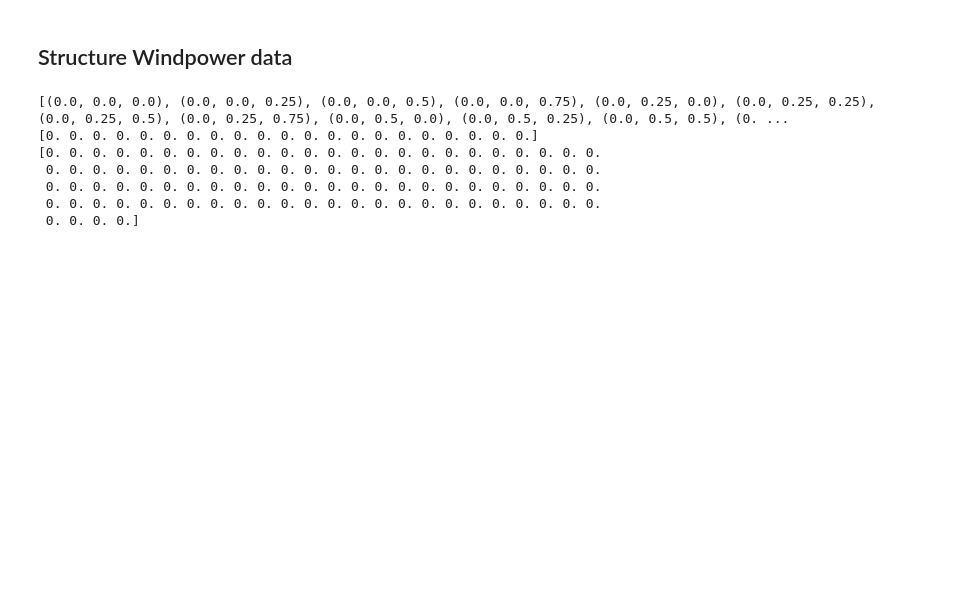
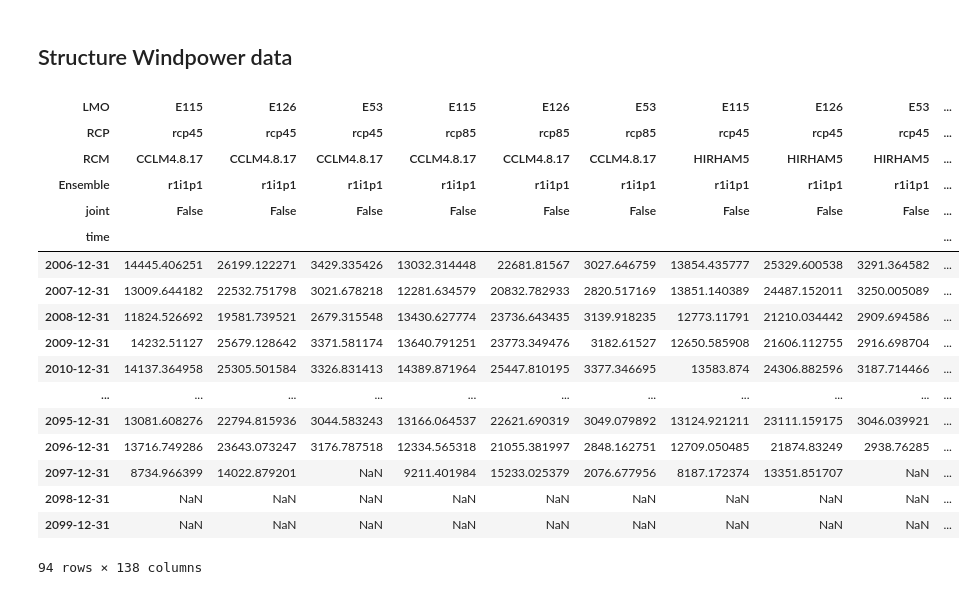
Before and after one commit to jonaslenz/RUINSapp, a Jupyter notebook: dev/windpower.ipynb, the cells around one changed output. Drawn from its saved outputs; the diff is of its cells as text; code cells hidden in the pictures; blank space fills up the shorter version.

```diff
--- a/dev/windpower.ipynb
+++ b/dev/windpower.ipynb
@@ -181,7 +181,6 @@ def windpower_actions_projection(dataManager: DataManager, specs, site: float =
 
     # get the data
     df = load_windpower_data(dataManager)
-
     # apply filters
     for key, val in filter_.items():
         if key == 'year':
@@ -242,8 +241,7 @@ turbines = ['e53', 'e115', 'e126']
 scenario = [(i / 100, 0 , 1 - (i / 100)) for i in range(0, 100, 5)]
 #scenario = [(1, 0, 0), (0, 1, 0), (0, 0, 1)]
 gen = [np.arange(0, 1, 0.25) for i in range(3)]
-scenario = [c for c in product(*gen) if abs(sum(c)) -1.0 < 1e-5]
-print(scenario)
+scenario = [c for c in product(*gen) if abs(sum(c)) -1.0 < 1e-5][1:]
 power_share = upscale_windenergy(turbines, scenario)
 
 # load
@@ -279,19 +277,31 @@ for i, action in enumerate(actions):
         kde = gaussian_kde(y)(x)
         fig.add_trace(go.Scatter(x=x, y=kde, mode='lines', line=dict(color='blue', width=0.), fill='tozeroy', showlegend=False, name=f'{i * 5}% E53'))
     except:
-        print(y)
-        print(x)
+        pass
 
 fig.update_layout(width=500, height=500, template='plotly_white')
-# %% [output]
-[(0.0, 0.0, 0.0), (0.0, 0.0, 0.25), (0.0, 0.0, 0.5), (0.0, 0.0, 0.75), (0.0, 0.25, 0.0), (0.0, 0.25, 0.25), (0.0, 0.25, 0.5), (0.0, 0.25, 0.75), (0.0, 0.5, 0.0), (0.0, 0.5, 0.25), (0.0, 0.5, 0.5), (0. ...
-[0. 0. 0. 0. 0. 0. 0. 0. 0. 0. 0. 0. 0. 0. 0. 0. 0. 0. 0. 0. 0.]
-[0. 0. 0. 0. 0. 0. 0. 0. 0. 0. 0. 0. 0. 0. 0. 0. 0. 0. 0. 0. 0. 0. 0. 0.
- 0. 0. 0. 0. 0. 0. 0. 0. 0. 0. 0. 0. 0. 0. 0. 0. 0. 0. 0. 0. 0. 0. 0. 0.
- 0. 0. 0. 0. 0. 0. 0. 0. 0. 0. 0. 0. 0. 0. 0. 0. 0. 0. 0. 0. 0. 0. 0. 0.
- 0. 0. 0. 0. 0. 0. 0. 0. 0. 0. 0. 0. 0. 0. 0. 0. 0. 0. 0. 0. 0. 0. 0. 0.
- 0. 0. 0. 0.]
 # %%
 actions = windpower_actions_projection(dm, [(0.47, 0.53, 0)], site=396.0, filter_={'year': slice('2075','2095'), 'rcp': 'rcp85'})
 
 windpower_distplot(actions, fill='tozeroy')
+# %%
+load_windpower_data(dm).xs('HadGEM2.ES', level=2, axis=1)
+# %% [output]
+| LMO | E115 | E126 | E53 | E115 | E126 | E53 | E115 | E126 | E53 | ... |
+| RCP | rcp45 | rcp45 | rcp45 | rcp85 | rcp85 | rcp85 | rcp45 | rcp45 | rcp45 | ... |
+| RCM | CCLM4.8.17 | CCLM4.8.17 | CCLM4.8.17 | CCLM4.8.17 | CCLM4.8.17 | CCLM4.8.17 | HIRHAM5 | HIRHAM5 | HIRHAM5 | ... |
+| Ensemble | r1i1p1 | r1i1p1 | r1i1p1 | r1i1p1 | r1i1p1 | r1i1p1 | r1i1p1 | r1i1p1 | r1i1p1 | ... |
+| joint | False | False | False | False | False | False | False | False | False | ... |
+| time |  |  |  |  |  |  |  |  |  | ... |
+| 2006-12-31 | 14445.406251 | 26199.122271 | 3429.335426 | 13032.314448 | 22681.81567 | 3027.646759 | 13854.435777 | 25329.600538 | 3291.364582 | ... |
+| 2007-12-31 | 13009.644182 | 22532.751798 | 3021.678218 | 12281.634579 | 20832.782933 | 2820.517169 | 13851.140389 | 24487.152011 | 3250.005089 | ... |
+| 2008-12-31 | 11824.526692 | 19581.739521 | 2679.315548 | 13430.627774 | 23736.643435 | 3139.918235 | 12773.11791 | 21210.034442 | 2909.694586 | ... |
+| 2009-12-31 | 14232.51127 | 25679.128642 | 3371.581174 | 13640.791251 | 23773.349476 | 3182.61527 | 12650.585908 | 21606.112755 | 2916.698704 | ... |
+| 2010-12-31 | 14137.364958 | 25305.501584 | 3326.831413 | 14389.871964 | 25447.810195 | 3377.346695 | 13583.874 | 24306.882596 | 3187.714466 | ... |
+| ... | ... | ... | ... | ... | ... | ... | ... | ... | ... | ... |
+| 2095-12-31 | 13081.608276 | 22794.815936 | 3044.583243 | 13166.064537 | 22621.690319 | 3049.079892 | 13124.921211 | 23111.159175 | 3046.039921 | ... |
+| 2096-12-31 | 13716.749286 | 23643.073247 | 3176.787518 | 12334.565318 | 21055.381997 | 2848.162751 | 12709.050485 | 21874.83249 | 2938.76285 | ... |
+| 2097-12-31 | 8734.966399 | 14022.879201 | NaN | 9211.401984 | 15233.025379 | 2076.677956 | 8187.172374 | 13351.851707 | NaN | ... |
+| 2098-12-31 | NaN | NaN | NaN | NaN | NaN | NaN | NaN | NaN | NaN | ... |
+| 2099-12-31 | NaN | NaN | NaN | NaN | NaN | NaN | NaN | NaN | NaN | ... |
+94 rows × 138 columns
```
